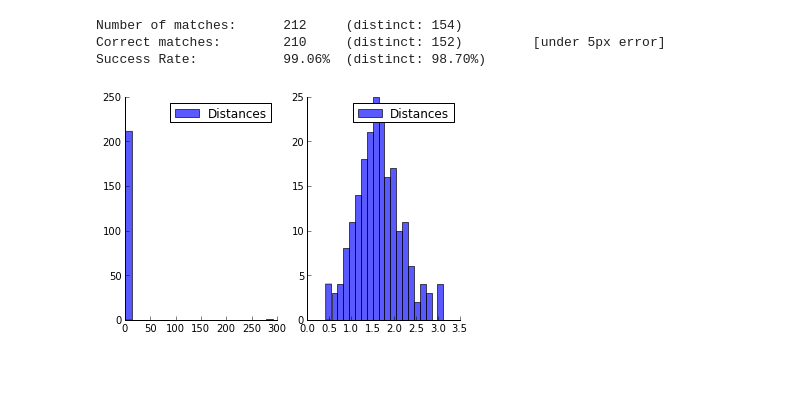
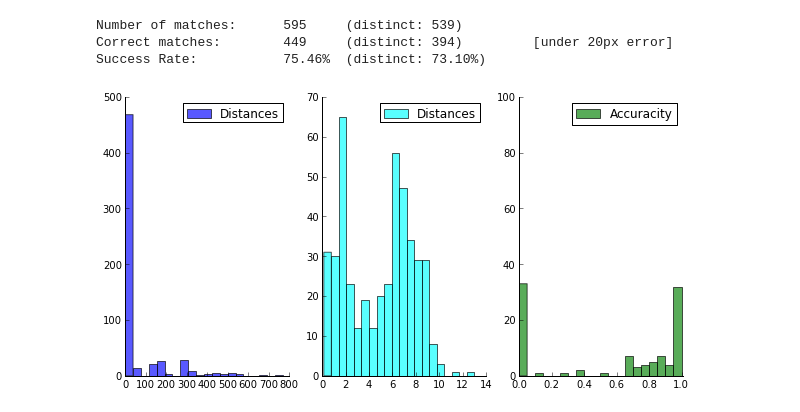
Before and after one commit to arnfred/Mirror-Match, a Jupyter notebook: code/cluster-match/Test Boat.ipynb, the cells around one changed output. Saved outputs shown, nothing was run; the diff lists cells and outputs as text; code cells hidden in the pictures; blank space fills up the shorter version.

Commit message:
Added investigate graph

```diff
--- a/code/cluster-match/Test Boat.ipynb
+++ b/code/cluster-match/Test Boat.ipynb
@@ -133,7 +15,12 @@ Success Rate:           78.38%  (distinct: 75.40%)
-# %%
-distances = matchFolder(pairs, uniqueMatchSIFT)
-# %% [output]
-Number of matches:      212     (distinct: 154)
-Correct matches:        210     (distinct: 152)         [under 5px error]
-Success Rate:           99.06%  (distinct: 98.70%)
-[figure, removed]
+# %%
+dt = 20
+directory = "Water"
+keypoint = "HARRIS"
+descriptor = "BRIEF"
+# %%
+accu_us = matching.folderMatch(directory, dt, matching.uniqueMatchFun, 0.7, keypoint, descriptor)
+# %% [output]
+Number of matches:      595     (distinct: 539)
+Correct matches:        449     (distinct: 394)         [under 20px error]
+Success Rate:           75.46%  (distinct: 73.10%)
+[figure, added]
```
Also changed, not shown: parts of 15 cells of this notebook, 5 other files.
